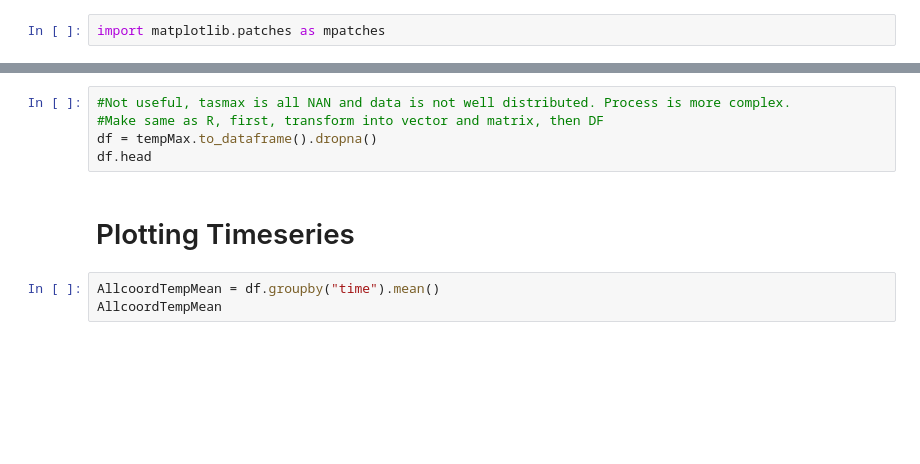
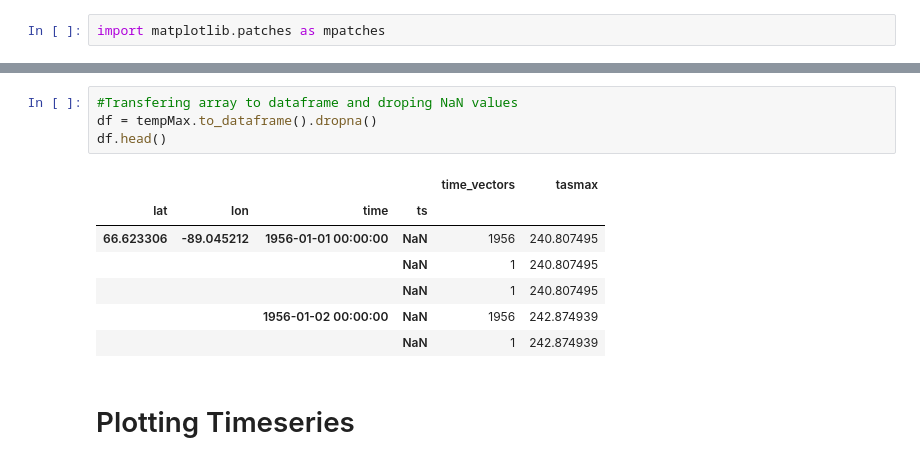
Before and after one commit to marinalopez2110/FistTemplateClimPort, a Jupyter notebook: Plotting TimeSeries and map Cleanup.ipynb, the cells around one changed output, grey strips where cells are left out. Saved outputs shown, nothing was run; the diff lists cells and outputs as text; blank space fills up the shorter version.

```diff
--- a/Plotting TimeSeries and map Cleanup.ipynb
+++ b/Plotting TimeSeries and map Cleanup.ipynb
@@ -13,10 +32,14 @@ tempMax
-# %%
-#Not useful, tasmax is all NAN and data is not well distributed. Process is more complex.
-#Make same as R, first, transform into vector and matrix, then DF
-df = tempMax.to_dataframe().dropna()
-df.head
+# %%
+#Transfering array to dataframe and droping NaN values
+df = tempMax.to_dataframe().dropna()
+df.head()
+# %% [output]
+|  |  |  |  | time_vectors | tasmax |
+| lat | lon | time | ts |  |  |
+| 66.623306 | -89.045212 | 1956-01-01 00:00:00 | NaN | 1956 | 240.807495 |
+|  |  |  | NaN | 1 | 240.807495 |
+|  |  |  | NaN | 1 | 240.807495 |
+|  |  | 1956-01-02 00:00:00 | NaN | 1956 | 242.874939 |
+|  |  |  | NaN | 1 | 242.874939 |
 # %% [markdown]
 # Plotting Timeseries
-# %%
-AllcoordTempMean = df.groupby("time").mean()
-AllcoordTempMean
```
Also changed, not shown: parts of 29 cells of this notebook.
